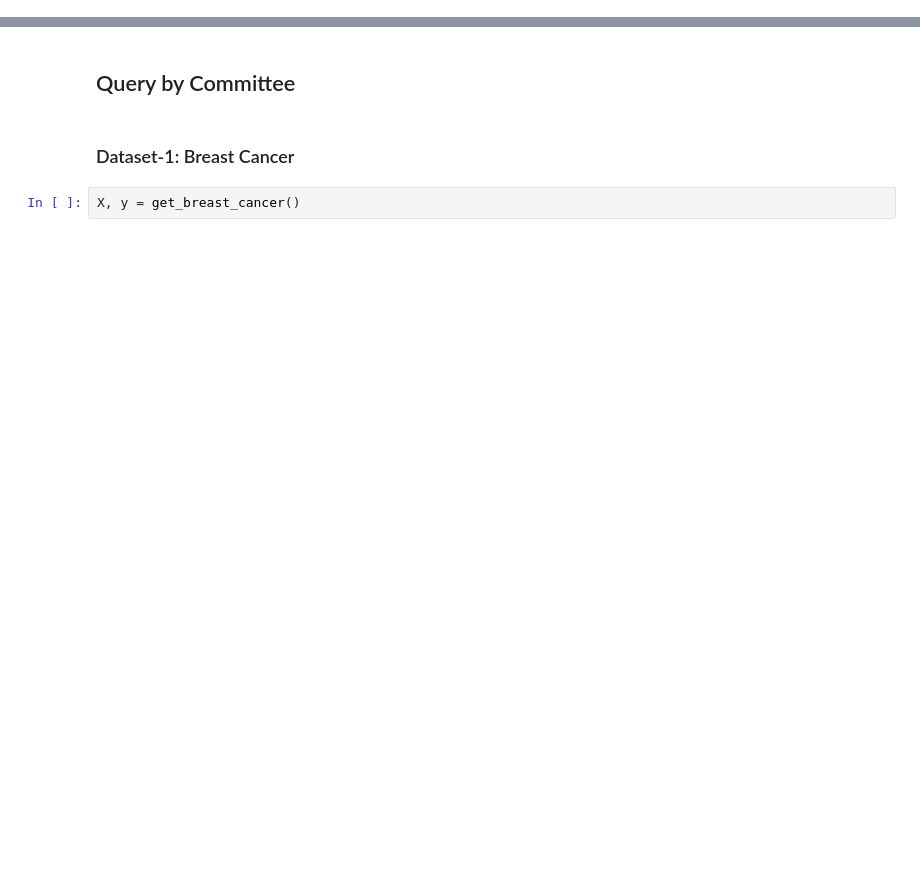
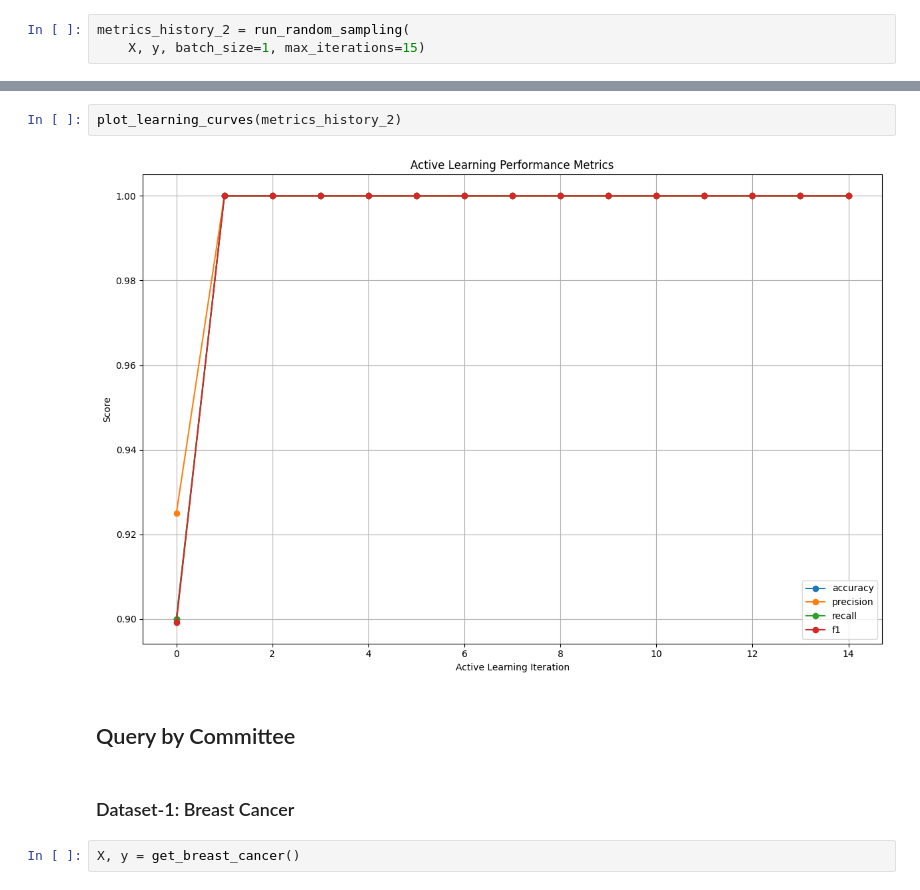
Before and after one commit to Noorpr/Active-learning-example, a Jupyter notebook: active_learning.ipynb, the cells around one changed output, grey strips where cells are left out. Saved outputs shown, nothing was run; the diff lists cells and outputs as text; blank space fills up the shorter version.

```diff
--- a/active_learning.ipynb
+++ b/active_learning.ipynb
@@ -11,0 +46,3 @@ from expected_error_reduction import active_learning_with_eer
+# %%
+metrics_history_2 = run_random_sampling(
+    X, y, batch_size=1, max_iterations=15)
@@ -12,3 +65,7 @@ from expected_error_reduction import active_learning_with_eer
+# %%
+plot_learning_curves(metrics_history_2)
+# %% [output]
+[figure, added]
 # %% [markdown]
 ## Query by Committee
 # %% [markdown]
```
Also changed, not shown: parts of 13 cells of this notebook, 4 other files.
